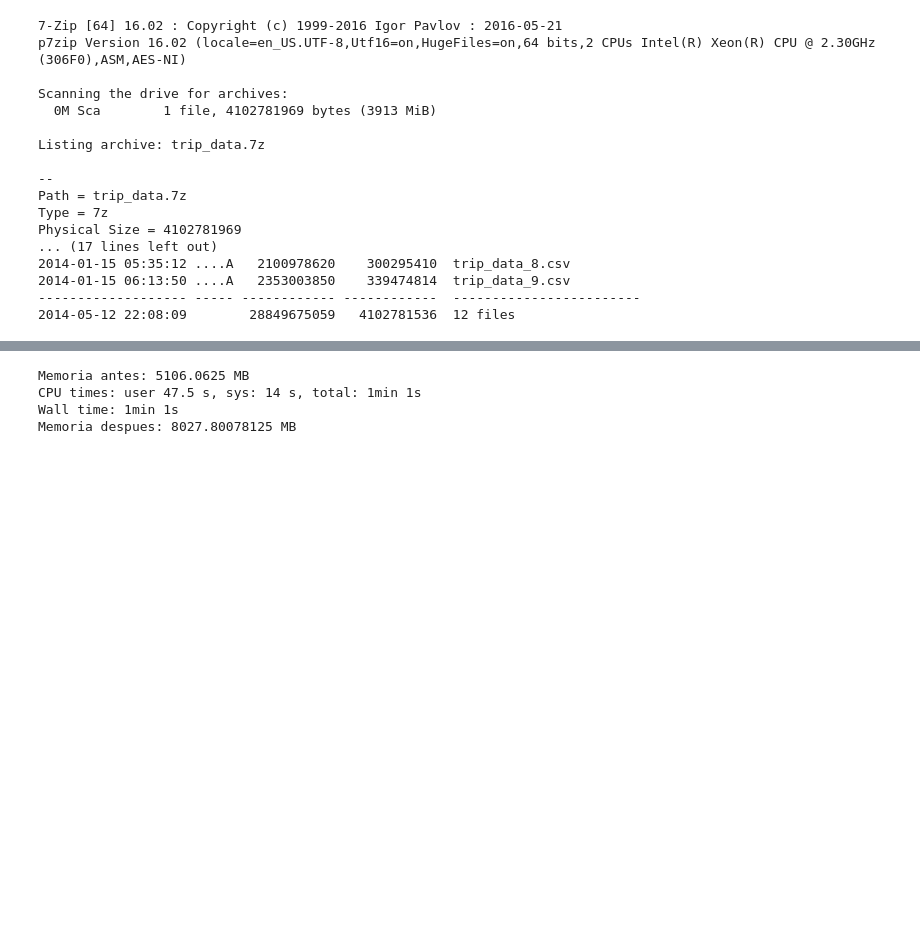
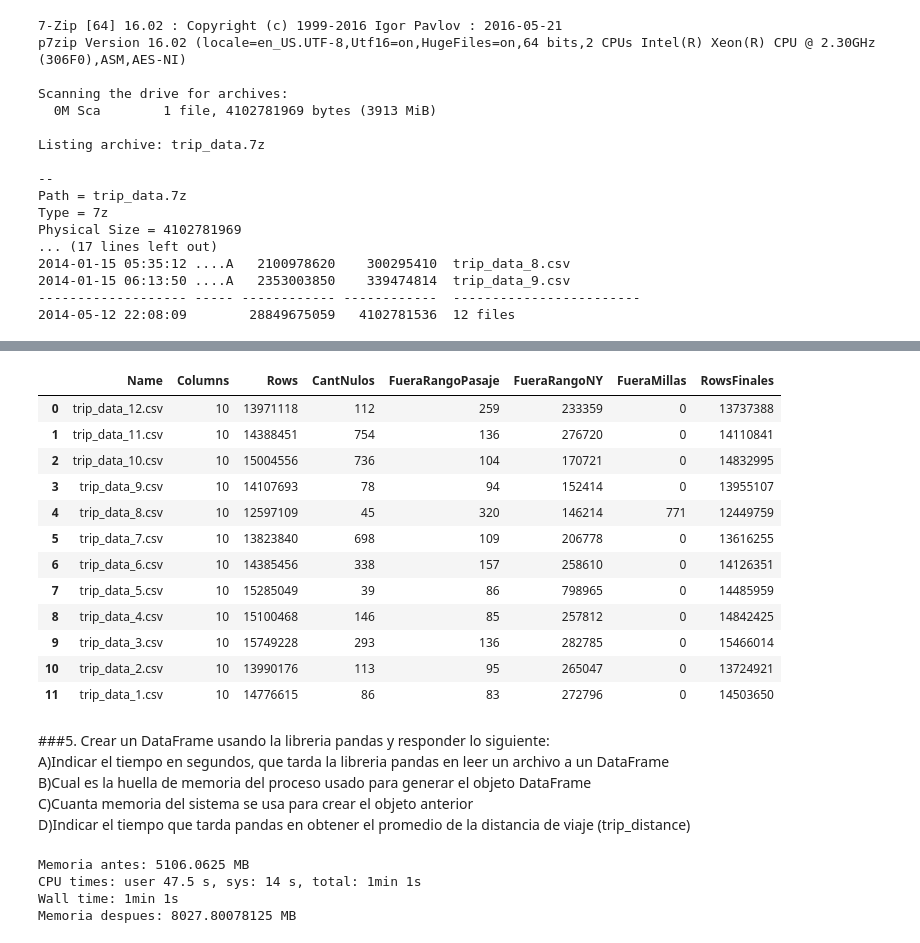
Before and after one commit to htapiagroup/sistemas-distribuidos-evaluacion-intersemestral-lomik33, a Jupyter notebook: SistDist_Examen1.ipynb, the cells around one changed output, grey strips where cells are left out. Cells and saved outputs as stored; diff of their text form; code cells hidden in the pictures; blank space fills up the shorter version.

```diff
--- a/SistDist_Examen1.ipynb
+++ b/SistDist_Examen1.ipynb
@@ -175,0 +124,2 @@ import time
+# %%
+dfLimpiar =  pd.DataFrame(columns=['Name', 'Columns', 'Rows','CantNulos','FueraRangoPasaje','FueraRangoNY','FueraMillas','RowsFinales'])
@@ -175,0 +136,57 @@ import time
+# %%
+quedafiltros=[]
+# %%
+def limpiarDataFrame(df):
+    a=len(df.axes[0])
+    df=df.dropna()
+    #df = df[(df['passenger_count'] >0) & (df['passenger_count'] <= 7)]
+    quedafiltros.append(a-len(df.axes[0]))
+    a=len(df.axes[0])
+    #df=df.dropna()
+    df = df[(df['passenger_count'] >0) & (df['passenger_count'] <= 7)]
+    quedafiltros.append(a-len(df.axes[0]))
+    a=len(df.axes[0])
+    df=df[(df['pickup_latitude'] >40.496136) & (df['pickup_latitude'] <40.897877) & (df['pickup_longitude'] >-74.269459)& (df['pickup_longitude'] <-73.690606)]
+    quedafiltros.append(a-len(df.axes[0]))
+    a=len(df.axes[0])
+    df = df[(df['trip_distance'] <=100)]
+    quedafiltros.append(a-len(df.axes[0]))
+    return df
+# %%
+#Proceso de limpieza de datos se realiza sobre todos los datos del archivo original
+for file in files:
+  df=leer_archivo_depurado(file)
+  a=limpiarDataFrame(df)
+  fname=file
+  a.to_csv(fname)
+  gzipCommand="gzip "+fname
+  os.system(gzipCommand)
+  gzipName=fname+".gz"
+  os.system( "mv "+gzipName +" \"/content/gdrive/My Drive/Colab Notebooks/"+gzipName+"\"")
+  total_rows=len(df.axes[0])
+  total_cols=len(df.axes[1])
+  new_row=pd.DataFrame({'Name' : file , 'Columns' : total_cols, 'Rows':total_rows,'CantNulos':quedafiltros[0],'FueraRangoPasaje':quedafiltros[1],'FueraRangoNY':quedafiltros[2],'FueraMillas':quedafiltros[3],'RowsFinales':total_rows-(quedafiltros[0]+quedafiltros[1]+quedafiltros[2]+quedafiltros[3])},index=[0])
+  quedafiltros=[]
+  dfLimpiar=pd.concat([new_row,dfLimpiar]).reset_index(drop=True)
+# %%
+dfLimpiar
+# %% [output]
+|  | Name | Columns | Rows | CantNulos | FueraRangoPasaje | FueraRangoNY | FueraMillas | RowsFinales |
+| 0 | trip_data_12.csv | 10 | 13971118 | 112 | 259 | 233359 | 0 | 13737388 |
+| 1 | trip_data_11.csv | 10 | 14388451 | 754 | 136 | 276720 | 0 | 14110841 |
+| 2 | trip_data_10.csv | 10 | 15004556 | 736 | 104 | 170721 | 0 | 14832995 |
+| 3 | trip_data_9.csv | 10 | 14107693 | 78 | 94 | 152414 | 0 | 13955107 |
+| 4 | trip_data_8.csv | 10 | 12597109 | 45 | 320 | 146214 | 771 | 12449759 |
+| 5 | trip_data_7.csv | 10 | 13823840 | 698 | 109 | 206778 | 0 | 13616255 |
+| 6 | trip_data_6.csv | 10 | 14385456 | 338 | 157 | 258610 | 0 | 14126351 |
+| 7 | trip_data_5.csv | 10 | 15285049 | 39 | 86 | 798965 | 0 | 14485959 |
+| 8 | trip_data_4.csv | 10 | 15100468 | 146 | 85 | 257812 | 0 | 14842425 |
+| 9 | trip_data_3.csv | 10 | 15749228 | 293 | 136 | 282785 | 0 | 15466014 |
+| 10 | trip_data_2.csv | 10 | 13990176 | 113 | 95 | 265047 | 0 | 13724921 |
+| 11 | trip_data_1.csv | 10 | 14776615 | 86 | 83 | 272796 | 0 | 14503650 |
+# %% [markdown]
+###5. Crear un DataFrame usando la libreria pandas y responder lo siguiente:<br/>
+A)Indicar el tiempo en segundos, que tarda la libreria pandas en leer un archivo a un  DataFrame<br/>
+B)Cual es la huella de memoria del proceso usado para generar el objeto DataFrame <br/>
+C)Cuanta memoria del sistema se usa para crear el objeto anterior <br/>
+D)Indicar el tiempo que tarda pandas en obtener el promedio de la distancia de viaje (trip_distance) <br/>
```
Also changed, not shown: parts of 51 cells of this notebook.
